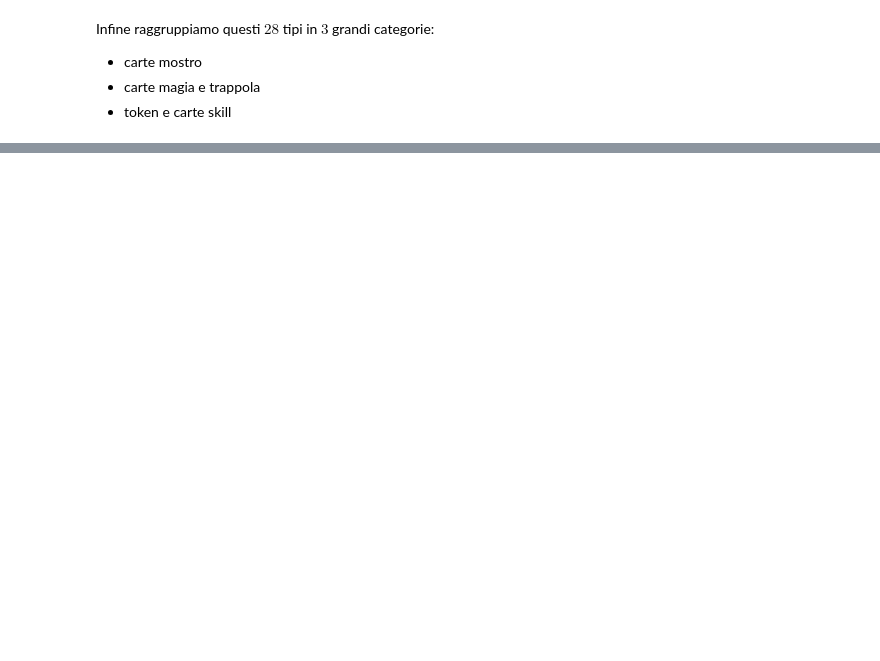
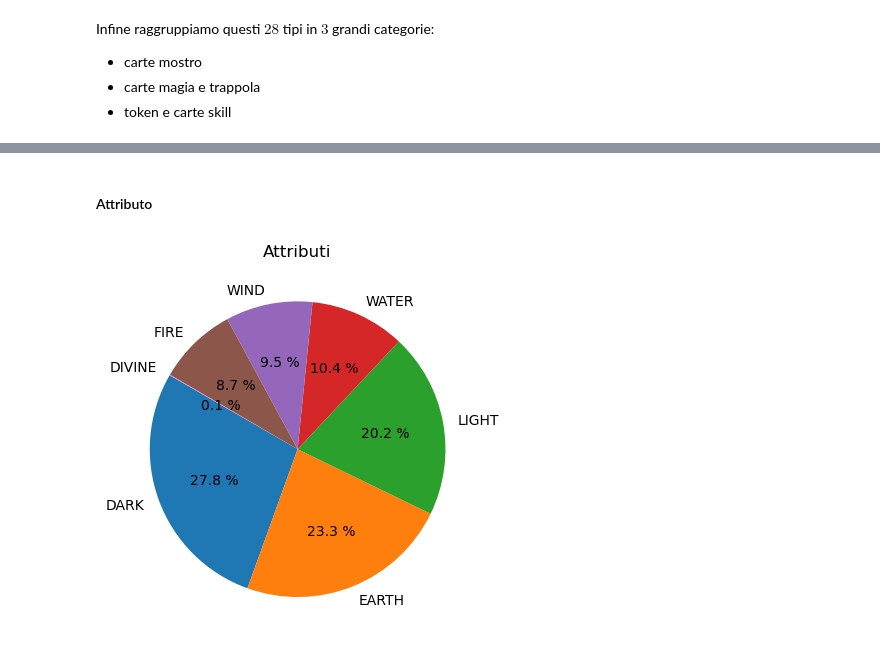
Before and after one commit to MattiaOldani/Visualizzazione-Scientifica, a Jupyter notebook: notebook/notebook.ipynb, the cells around one changed output, grey strips where cells are left out. Drawn from its saved outputs; the diff is of its cells as text; code cells hidden in the pictures; blank space fills up the shorter version.

```diff
--- a/notebook/notebook.ipynb
+++ b/notebook/notebook.ipynb
@@ -125,0 +136,12 @@ plt.show()
+# %% [markdown]
+#### Attributo
+# %%
+attribute = data["ATTRIBUTE"].value_counts()
+
+plt.title("Attributi")
+attribute.plot.pie(startangle=150, autopct="%.1f %%")
+plt.ylabel("")
+plt.show()
+#plt.savefig("pie.png", dpi=300, bbox_inches='tight', transparent=True)
+# %% [output]
+[figure, added]
```
Also changed, not shown: parts of 40 cells of this notebook, 1 other file.
